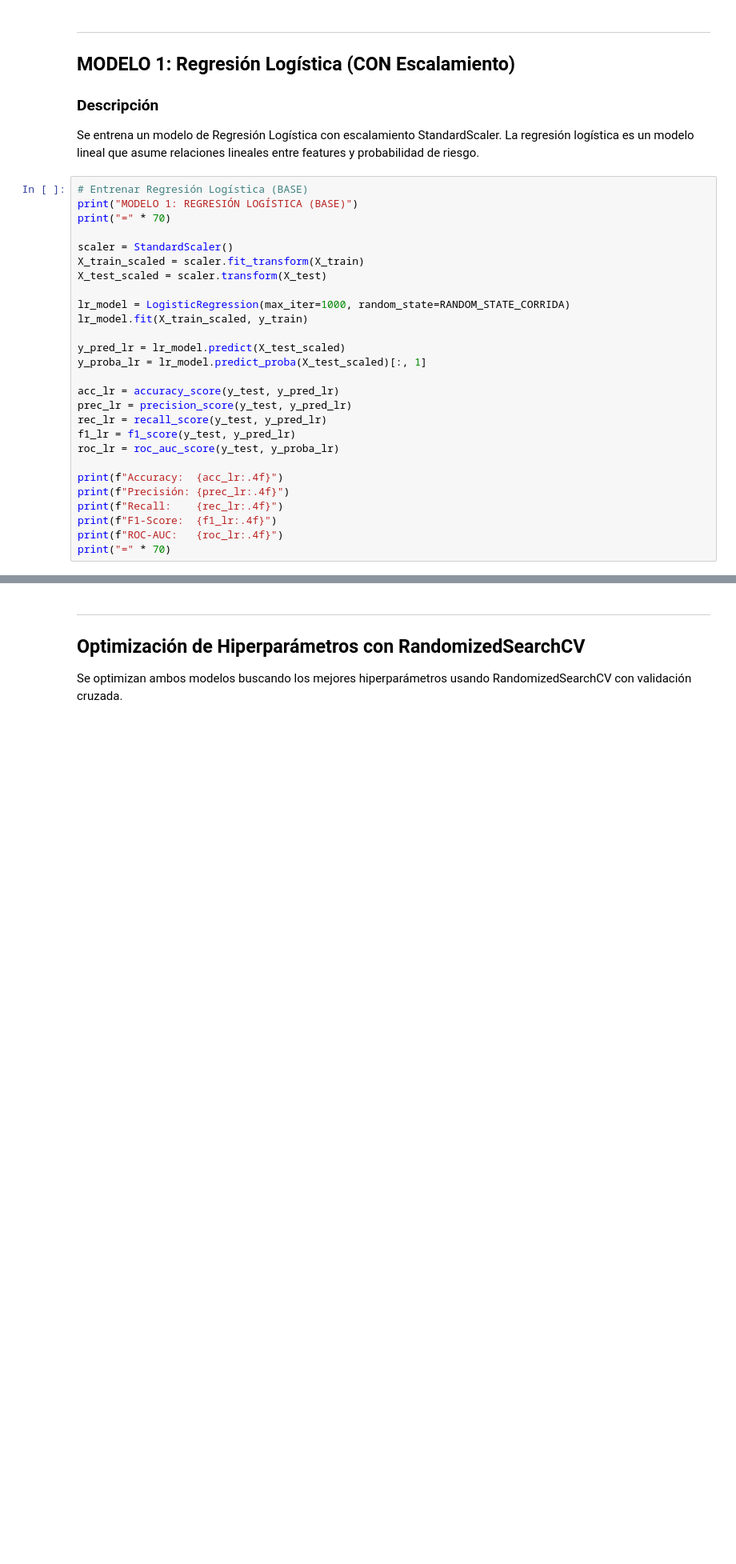
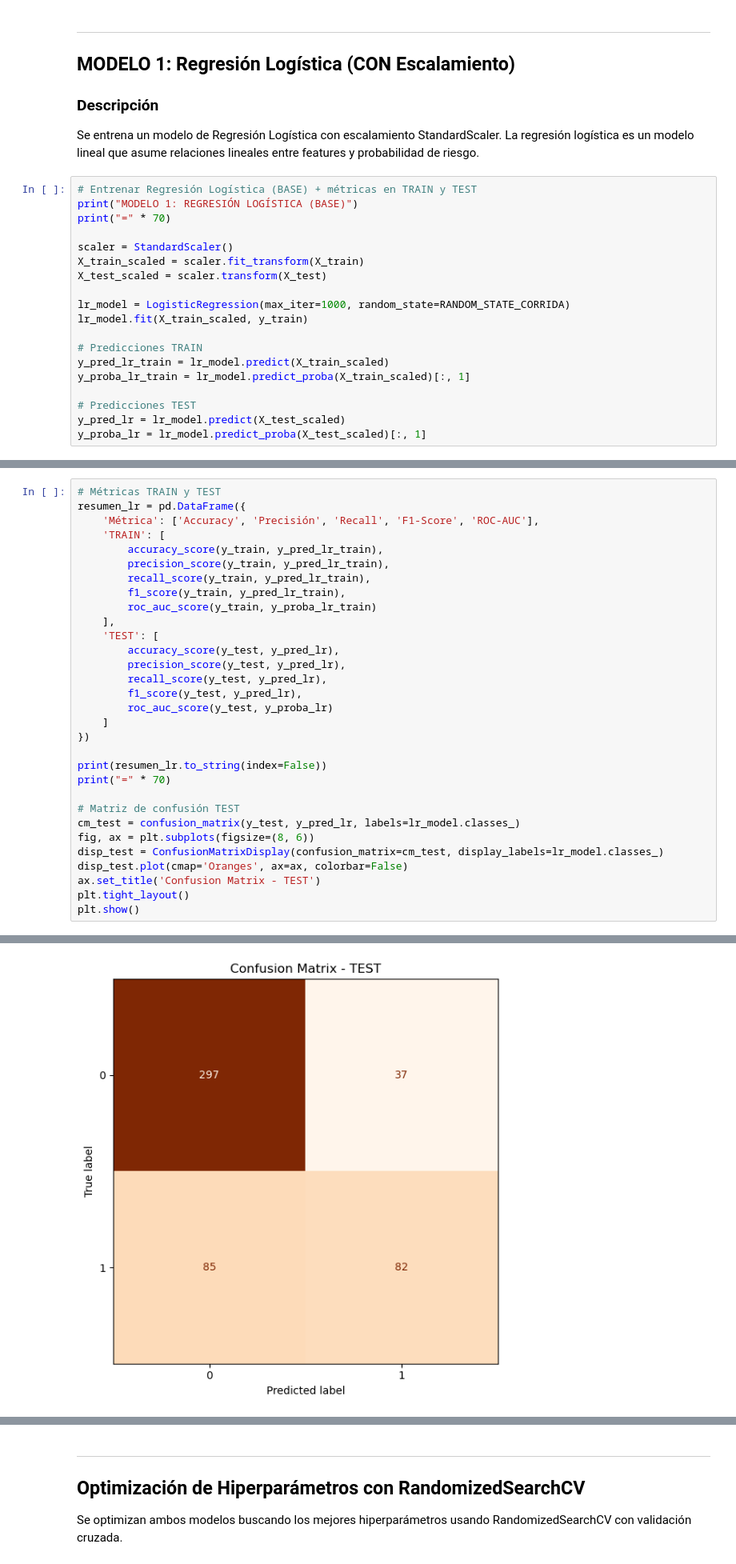
Before and after one commit to yacuervo18/Proyecto-4_Analitica_III, a Jupyter notebook: src/Modelo_1.ipynb, the cells around one changed output, grey strips where cells are left out. Shown at 80% size. Cells and saved outputs as stored; diff of their text form; blank space fills up the shorter version.

```diff
--- a/src/Modelo_1.ipynb
+++ b/src/Modelo_1.ipynb
@@ -499,7 +535,7 @@ print("=" * 70)
 ### Descripción
 Se entrena un modelo de Regresión Logística con escalamiento StandardScaler. La regresión logística es un modelo lineal que asume relaciones lineales entre features y probabilidad de riesgo.
 # %%
-# Entrenar Regresión Logística (BASE)
+# Entrenar Regresión Logística (BASE) + métricas en TRAIN y TEST
 print("MODELO 1: REGRESIÓN LOGÍSTICA (BASE)")
 print("=" * 70)
 
@@ -510,18 +546,10 @@ X_test_scaled = scaler.transform(X_test)
 lr_model = LogisticRegression(max_iter=1000, random_state=RANDOM_STATE_CORRIDA)
 lr_model.fit(X_train_scaled, y_train)
 
+# Predicciones TRAIN
+y_pred_lr_train = lr_model.predict(X_train_scaled)
+y_proba_lr_train = lr_model.predict_proba(X_train_scaled)[:, 1]
+
+# Predicciones TEST
 y_pred_lr = lr_model.predict(X_test_scaled)
 y_proba_lr = lr_model.predict_proba(X_test_scaled)[:, 1]
-
-acc_lr = accuracy_score(y_test, y_pred_lr)
-prec_lr = precision_score(y_test, y_pred_lr)
-rec_lr = recall_score(y_test, y_pred_lr)
-f1_lr = f1_score(y_test, y_pred_lr)
-roc_lr = roc_auc_score(y_test, y_proba_lr)
-
-print(f"Accuracy:  {acc_lr:.4f}")
-print(f"Precisión: {prec_lr:.4f}")
-print(f"Recall:    {rec_lr:.4f}")
-print(f"F1-Score:  {f1_lr:.4f}")
-print(f"ROC-AUC:   {roc_lr:.4f}")
-print("=" * 70)
@@ -527,0 +559,32 @@ print("=" * 70)
+# %%
+# Métricas TRAIN y TEST
+resumen_lr = pd.DataFrame({
+    'Métrica': ['Accuracy', 'Precisión', 'Recall', 'F1-Score', 'ROC-AUC'],
+    'TRAIN': [
+        accuracy_score(y_train, y_pred_lr_train),
+        precision_score(y_train, y_pred_lr_train),
+        recall_score(y_train, y_pred_lr_train),
+        f1_score(y_train, y_pred_lr_train),
+        roc_auc_score(y_train, y_proba_lr_train)
+    ],
+    'TEST': [
+        accuracy_score(y_test, y_pred_lr),
+        precision_score(y_test, y_pred_lr),
+        recall_score(y_test, y_pred_lr),
+        f1_score(y_test, y_pred_lr),
+        roc_auc_score(y_test, y_proba_lr)
+    ]
+})
+
+print(resumen_lr.to_string(index=False))
+print("=" * 70)
+
+# Matriz de confusión TEST
+cm_test = confusion_matrix(y_test, y_pred_lr, labels=lr_model.classes_)
+fig, ax = plt.subplots(figsize=(8, 6))
+disp_test = ConfusionMatrixDisplay(confusion_matrix=cm_test, display_labels=lr_model.classes_)
+disp_test.plot(cmap='Oranges', ax=ax, colorbar=False)
+ax.set_title('Confusion Matrix - TEST')
+plt.tight_layout()
+plt.show()
+# %% [output]
@@ -528,3 +598,4 @@ print("=" * 70)
+[figure, added]
 # %% [markdown]
 ---
 
```
Also changed, not shown: parts of 23 cells of this notebook.
